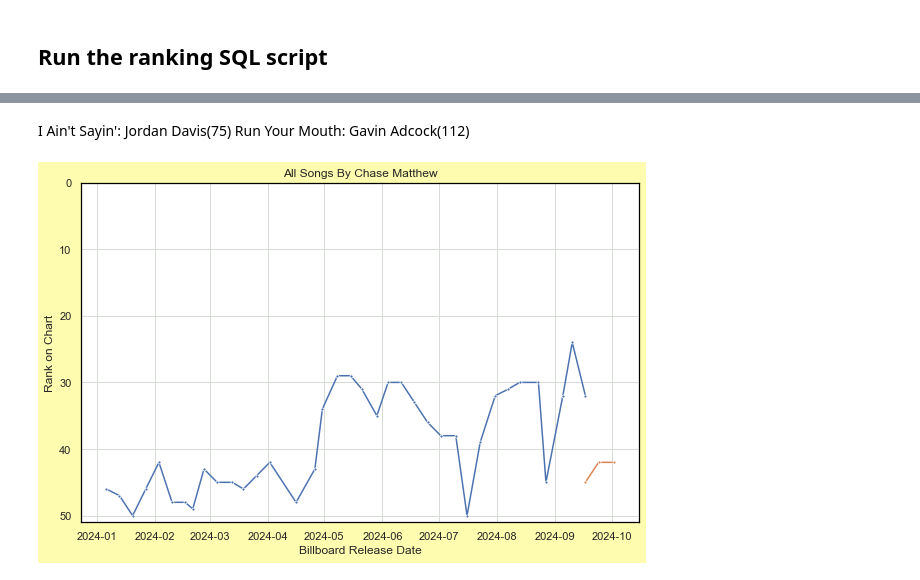
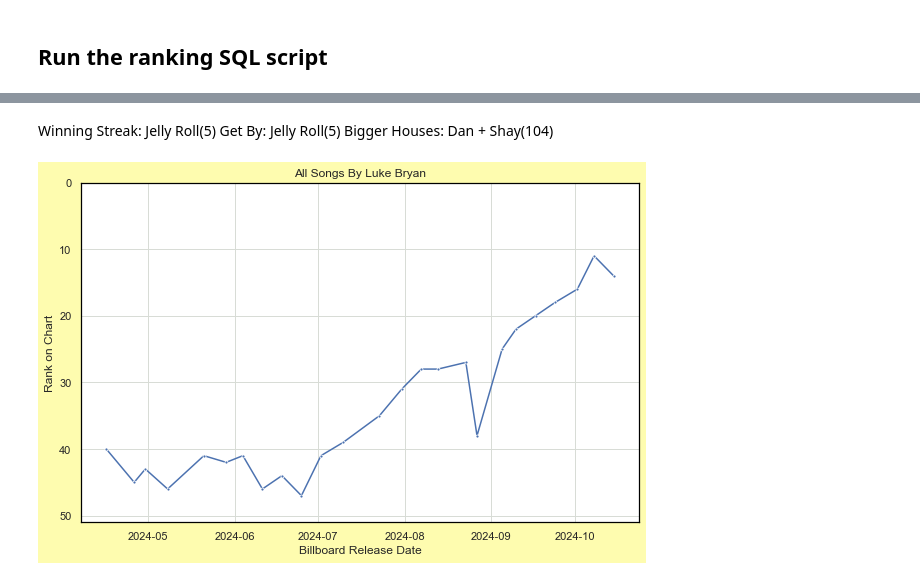
Before and after one commit to jwmanahan/billboard, a Jupyter notebook: add_new_week.ipynb, the cells around one changed output, grey strips where cells are left out. Cells and saved outputs as stored; diff of their text form; code cells hidden in the pictures.

```diff
--- a/add_new_week.ipynb
+++ b/add_new_week.ipynb
@@ -713,44 +726,45 @@ Riley Green      2
 Zach Top         2
 Name: song_id, dtype: int64
 # %% [markdown]
-I Ain't Sayin': Jordan Davis(75)
-Run Your Mouth: Gavin Adcock(112)
+Winning Streak: Jelly Roll(5)
+Get By: Jelly Roll(5)
+Bigger Houses: Dan + Shay(104)
 # %%
 # For now, manual artist name selection
 # TODO: Create charts for every artist on this week's chart at once
-artist_name = 'Chase Matthew' # TODO: use artist ID, but label with artist_name
+artist_name = 'Luke Bryan' # TODO: use artist ID, but label with artist_name
 
 df_weeks_this_artist = df_weeks_for_artist.query(
     f"artist_name == '{artist_name}'"
 )
 
 sns.color_palette('Paired') # TOFIX
 for _, row in df_weeks_this_artist.pivot( # TODO no pivot to support legend in char 'song_name'
     index = 'song_id'
     , columns = 'billboard_observation_date' #TODO: weeks ago
     , values = 'billboard_rank'
 ).fillna(
     np.inf # suppresses only if a different song is on the chart that week
 ).iterrows():
     graph = sns.lineplot(
         data = row
         , linestyle = credit_type_to_linestyle[
             df_weeks_this_artist[
                 df_weeks_this_artist['song_id'] == row.name
             ].groupby('relationship_type').count().iloc[0].name
         ]
         , marker = '.'
     )
 
 graph.set(
     title = f'All Songs By {artist_name}'
     , xlabel = 'Billboard Release Date' # Really observation date (for now)
     , ylabel = 'Rank on Chart'
     , ylim = [0, 51]
-) # TODO suppress vertical gridlines
+)
 graph.axes.invert_yaxis()
 # %% [output]
-[figure, old version]
+[figure, new version]
 # %%
 with duckdb.connect('raw_db.duckdb') as conn:
     print(conn.sql(
```
Also changed, not shown: parts of 30 cells of this notebook, 6 other files.
